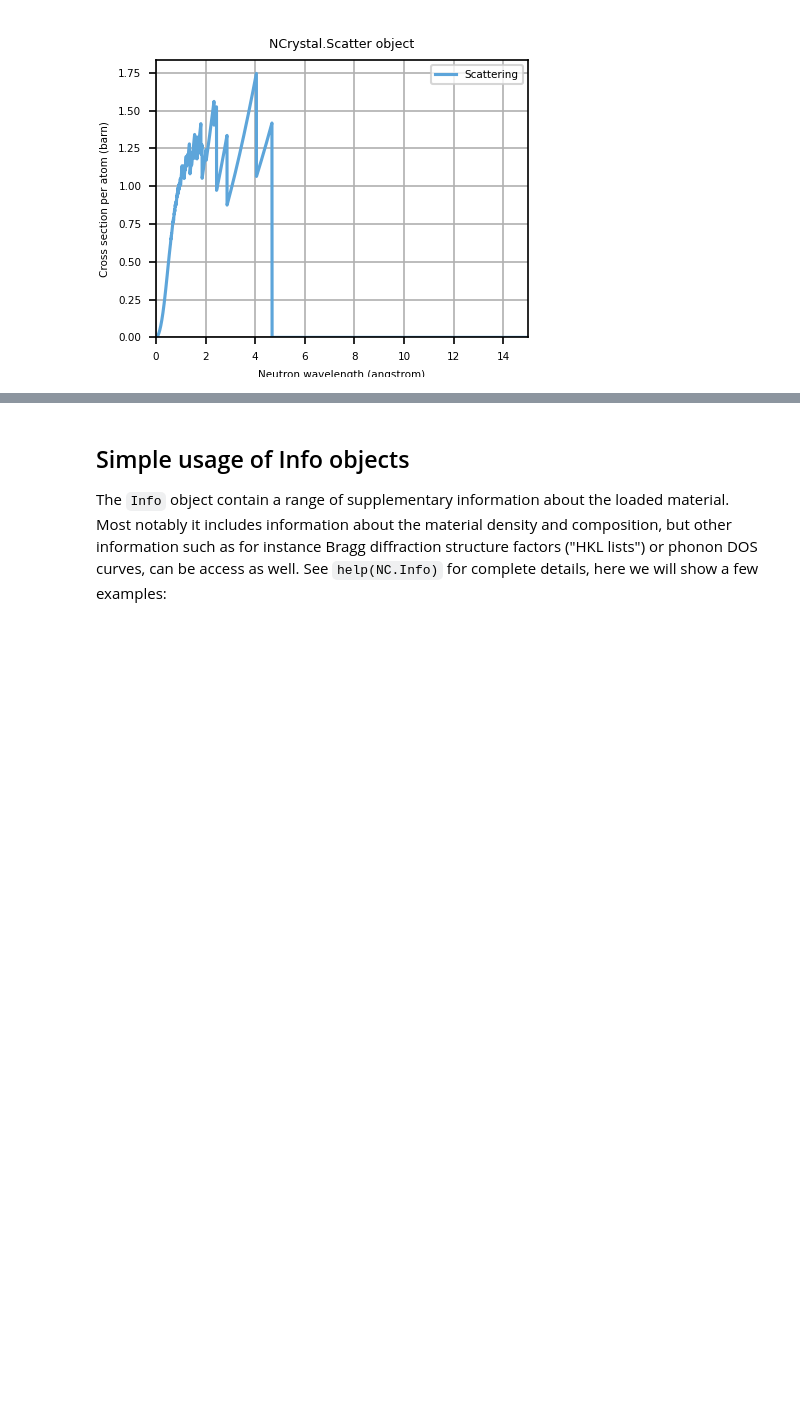
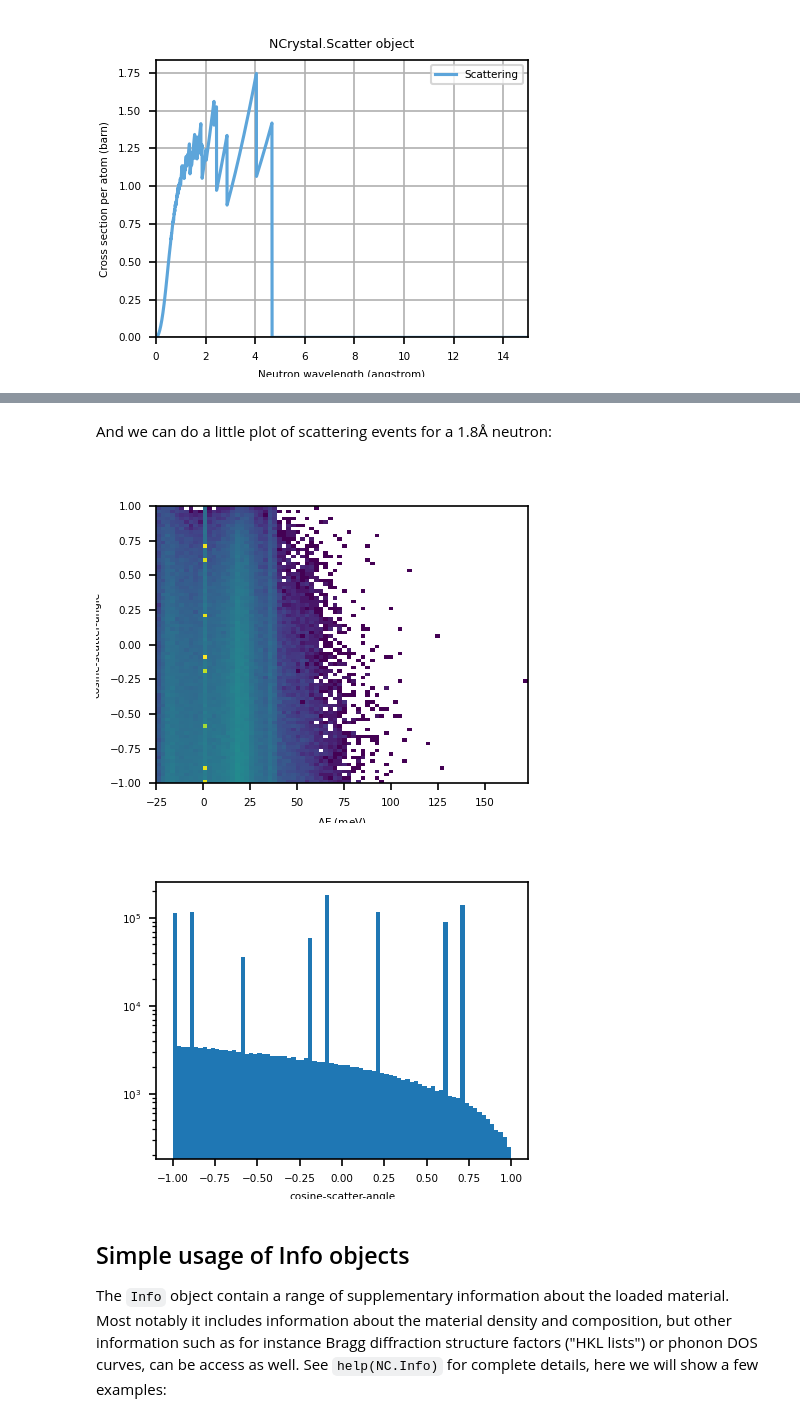
Before and after one commit to mctools/ncrystal-notebooks, a Jupyter notebook: notebooks/ncrystal1_basic_01_Introduction_and_Python_API.ipynb, the cells around one changed output, grey strips where cells are left out. Saved outputs shown, nothing was run; the diff lists cells and outputs as text; code cells hidden in the pictures; blank space fills up the shorter version.

Commit message:
Add example using .scatter method

```diff
--- a/notebooks/ncrystal1_basic_01_Introduction_and_Python_API.ipynb
+++ b/notebooks/ncrystal1_basic_01_Introduction_and_Python_API.ipynb
@@ -197,3 +219,26 @@ In addition to extracting cross sections with both `Scatter` and `Absorption` ob
+# %% [markdown]
+And we can do a little plot of scattering events for a 1.8Å neutron:
+# %%
+ekin_i = NC.wl2ekin(1.8)
+ekin_f, mu = scatter_Al.scatter(ekin=ekin_i,repeat=int(1e6))
+import matplotlib
+import matplotlib.pyplot as plt
+plt.figure()
+plt.hist2d((ekin_f-ekin_i)*1000,mu,
+           bins=80,
+           norm=matplotlib.colors.LogNorm())
+plt.ylim(-1,1)
+plt.ylabel('cosine-scatter-angle')
+plt.xlabel('$\Delta$E (meV)')
+plt.show()
+plt.figure()
+plt.hist(mu,bins=80)
+plt.semilogy()
+plt.xlabel('cosine-scatter-angle')
+plt.show()
+# %% [output]
+[figure, added]
+[figure, added]
 # %% [markdown]
 ## Simple usage of Info objects
 The `Info` object contain a range of supplementary information about the loaded material. Most notably it includes information about the material density and composition, but other information such as for instance Bragg diffraction structure factors ("HKL lists") or phonon DOS curves, can be access as well. See `help(NC.Info)` for complete details, here we will show a few examples:
```
Also changed, not shown: parts of 9 cells of this notebook.
